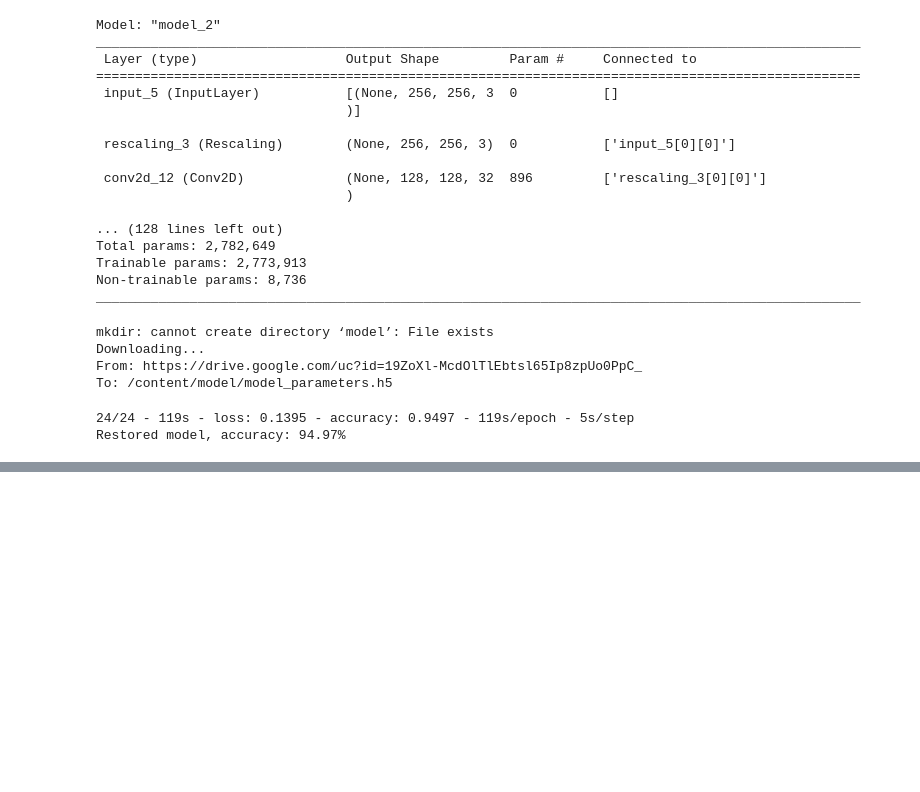
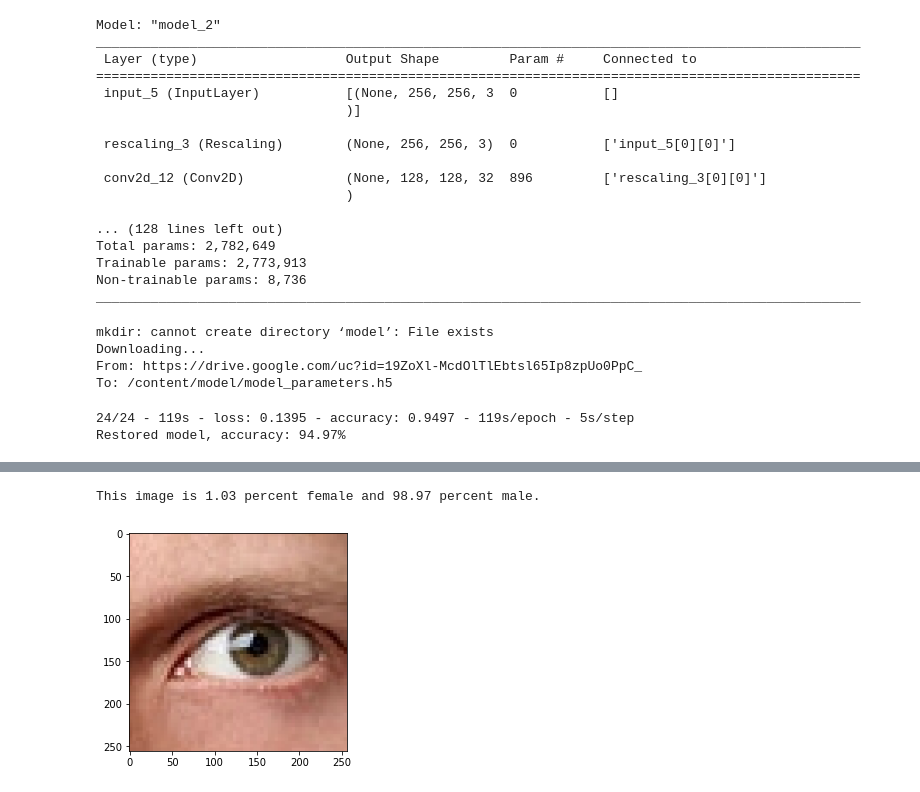
Before and after one commit to Juliarty/kdd-project, a Jupyter notebook: Kdd_eyes.ipynb, the cells around one changed output, grey strips where cells are left out. Drawn from its saved outputs; the diff is of its cells as text; code cells hidden in the pictures; blank space fills up the shorter version.

Commit message:
added examples;

```diff
--- a/Kdd_eyes.ipynb
+++ b/Kdd_eyes.ipynb
@@ -139,0 +161,43 @@ Restored model, accuracy: 94.97%
+# %%
+male_img_to_prediction = {file_path: predict_image(file_path) for file_path in glob('data/test/maleeyes/*')}
+# %%
+# 2 примера правильно классифицированных с высокой вероятностью принадлежности к классу
+
+def show_image(image_path):
+    img = keras.preprocessing.image.load_img(image_path, target_size=image_size)
+    img_array = keras.preprocessing.image.img_to_array(img)
+
+    # Image needs to be in the form of a batch
+    img_array = tf.expand_dims(img_array, 0)
+
+    # Predict & score
+    predictions = model.predict(img_array)
+    score = predictions[0]
+    print("This image is %.2f percent female and %.2f percent male." % (100 * (1 - score), 100 * score))
+    plt.imshow(img);
+# %%
+# 2 примера правильно классифицированных с высокой вероятностью принадлежности к классу
+
+import numpy as np
+def get_example(img_to_prediction, closest_to, greater_than=0, less_than=1):
+  for item in img_to_prediction.items():
+    img = item[0]
+    dist = np.abs(closest_to - item[1])
+
+    if item[1] <= less_than and greater_than <= item[1]:
+      break
+
+  for item in img_to_prediction.items():
+    if np.abs(closest_to - item[1]) < dist \
+    and item[1] >= greater_than and item[1] <= less_than:
+        img = item[0]
+        dist = np.abs(closest_to - item[1])
+
+  return img
+# %%
+# правильно классифицированный мужчина с высокой вероятностью принадлежности к классу
+true_high_male_img_path = get_example(male_img_to_prediction, 1, 0.5, 0.99)
+show_image(true_high_male_img_path)
+# %% [output]
+This image is 1.03 percent female and 98.97 percent male.
+[figure, added]
```
Also changed, not shown: parts of 10 cells of this notebook.
